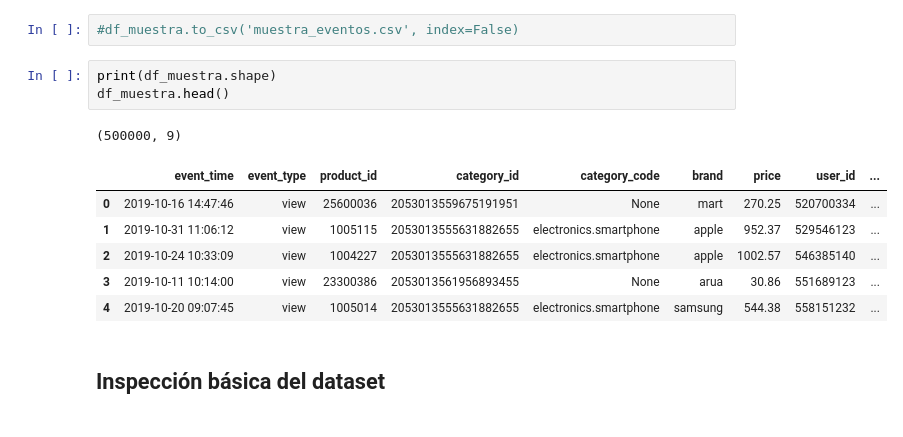
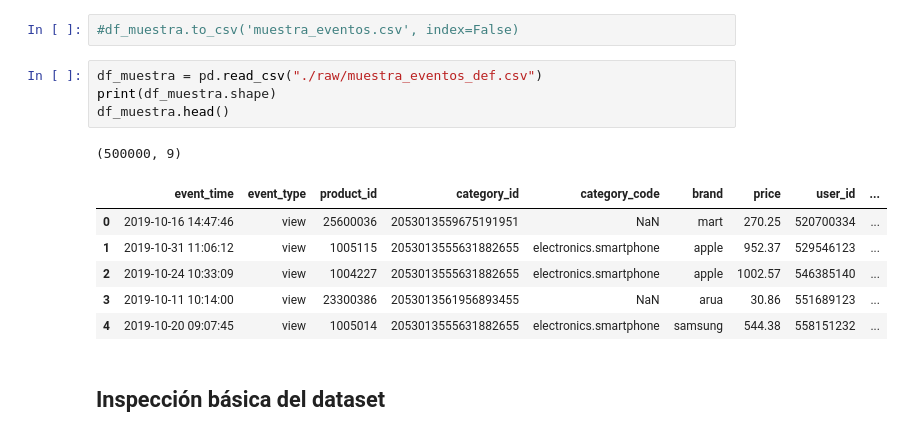
Before and after one commit to HeiderZapata/taller_visualiza_datos, a Jupyter notebook: taller 2.ipynb, the cells around one changed output. Drawn from its saved outputs; the diff is of its cells as text.

Commit message:
csv de muestra leido par atrabajar

```diff
--- a/taller 2.ipynb
+++ b/taller 2.ipynb
@@ -62,15 +62,16 @@ event_type
 # %%
 #df_muestra.to_csv('muestra_eventos.csv', index=False)
 # %%
+df_muestra = pd.read_csv("./raw/muestra_eventos_def.csv")
 print(df_muestra.shape)
 df_muestra.head()
 # %% [output]
 (500000, 9)
 |  | event_time | event_type | product_id | category_id | category_code | brand | price | user_id | ... |
-| 0 | 2019-10-16 14:47:46 | view | 25600036 | 2053013559675191951 | None | mart | 270.25 | 520700334 | ... |
+| 0 | 2019-10-16 14:47:46 | view | 25600036 | 2053013559675191951 | NaN | mart | 270.25 | 520700334 | ... |
 | 1 | 2019-10-31 11:06:12 | view | 1005115 | 2053013555631882655 | electronics.smartphone | apple | 952.37 | 529546123 | ... |
 | 2 | 2019-10-24 10:33:09 | view | 1004227 | 2053013555631882655 | electronics.smartphone | apple | 1002.57 | 546385140 | ... |
-| 3 | 2019-10-11 10:14:00 | view | 23300386 | 2053013561956893455 | None | arua | 30.86 | 551689123 | ... |
+| 3 | 2019-10-11 10:14:00 | view | 23300386 | 2053013561956893455 | NaN | arua | 30.86 | 551689123 | ... |
 | 4 | 2019-10-20 09:07:45 | view | 1005014 | 2053013555631882655 | electronics.smartphone | samsung | 544.38 | 558151232 | ... |
 # %% [markdown]
 ## Inspección básica del dataset
```
Also changed, not shown: parts of 1 cell of this notebook, 1 other file.
